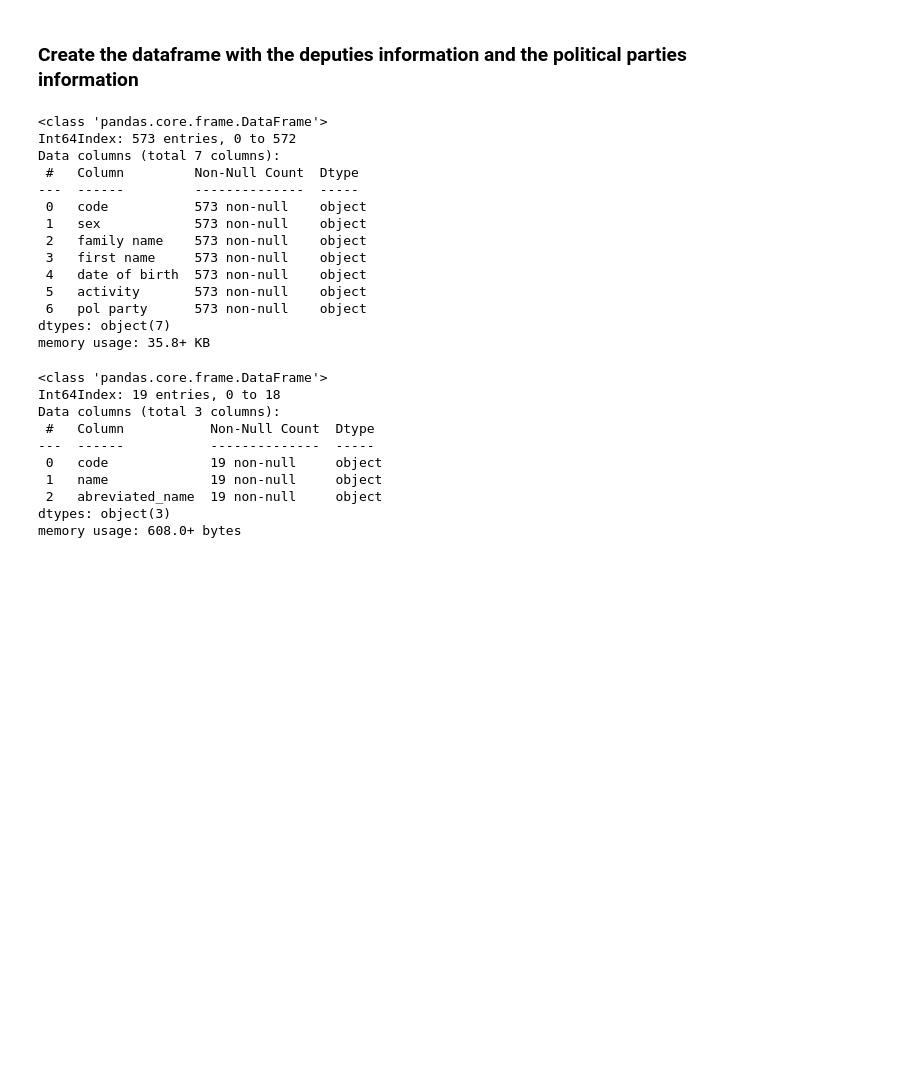
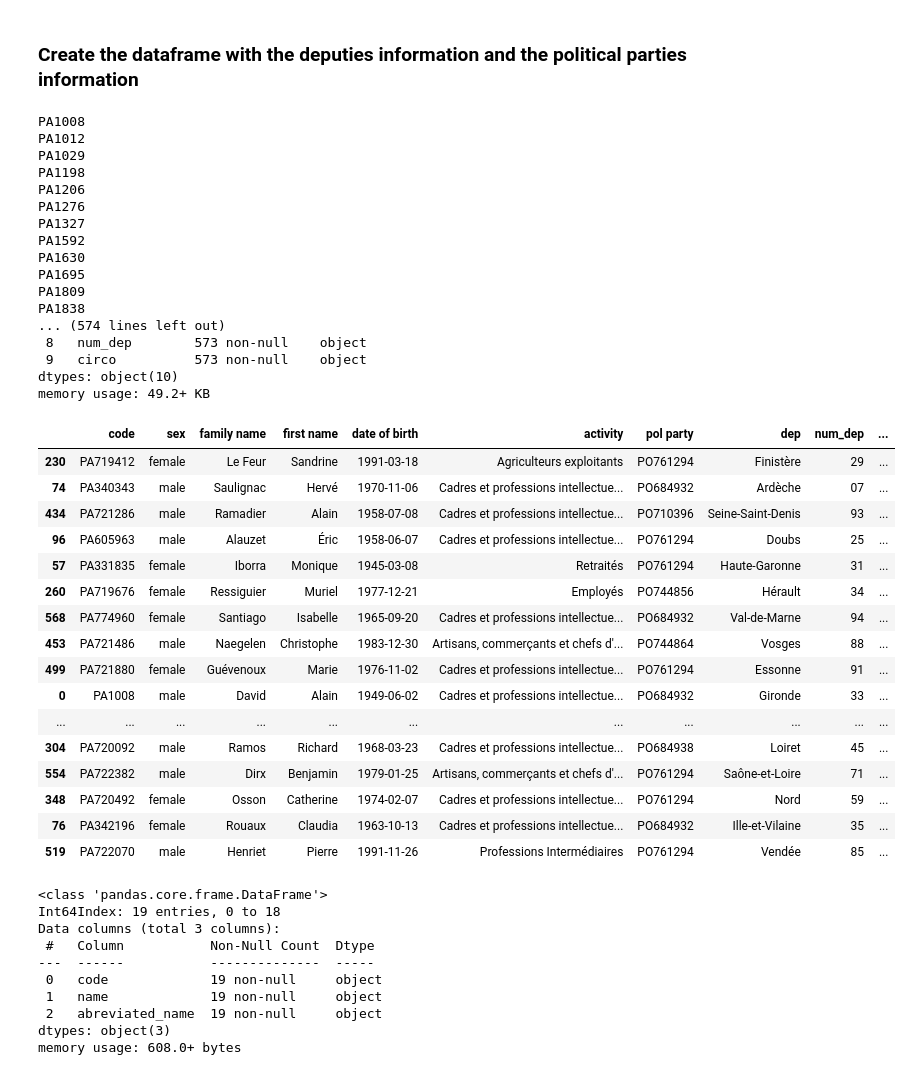
Before and after one commit to max-lutz/national-assembly, a Jupyter notebook: Load_data.ipynb, the cells around one changed output. Saved outputs shown, nothing was run; the diff lists cells and outputs as text; code cells hidden in the pictures; blank space fills up the shorter version.

Commit message:
added the info about deputies circonscription

```diff
--- a/Load_data.ipynb
+++ b/Load_data.ipynb
@@ -20,7 +20,7 @@ At the end we output a list of political parties with their respective code.
 # %% [markdown]
 ### Create the dataframe with the deputies information and the political parties information
 # %%
-column_names = ["code", "sex", "family name", "first name", "date of birth", "activity", "pol party"]
+column_names = ["code", "sex", "family name", "first name", "date of birth", "activity", "pol party", "dep", "num_dep", "circo"]
 df_dep = pd.DataFrame(columns = column_names)
 row_index = 0
 non_declared = 'PO746314'
@@ -30,6 +30,7 @@ for path, subdirs, files in os.walk(os.path.join(os.getcwd(), 'data', 'json')):
         if name[0:2] == 'PA':
             with open(os.path.join(path, name)) as f:
                 data = json.load(f)
+                print(data['acteur']['uid']['#text'])
                 l = [data['acteur']['uid']['#text']]
                 if data['acteur']['etatCivil']['ident']['civ'] == 'M.':
                     l.append('male')
@@ -44,25 +45,53 @@ for path, subdirs, files in os.walk(os.path.join(os.getcwd(), 'data', 'json')):
                         l.append(data['acteur']['mandats']['mandat'][i]['organes']['organeRef'])
                 if(len(l) == 6):
                     l.append(non_declared)
+                for i in range(len(data['acteur']['mandats']['mandat'])):
+                    if((data['acteur']['mandats']['mandat'][i]['typeOrgane'] == 'ASSEMBLEE')&(data['acteur']['mandats']['mandat'][i]['infosQualite']['codeQualite'] == 'membre')):
+                        l.append(data['acteur']['mandats']['mandat'][i]['election']['lieu']['departement'])
+                        l.append(data['acteur']['mandats']['mandat'][i]['election']['lieu']['numDepartement'])
+                        l.append(data['acteur']['mandats']['mandat'][i]['election']['lieu']['numCirco'])
                 df_dep.loc[row_index] = l
                 row_index = row_index + 1
 df_dep.loc[df_dep['activity'].str.len() < 5, 'activity'] = 'inconnu'
 df_dep.info()
 # %% [output]
-<class 'pandas.core.frame.DataFrame'>
-Int64Index: 573 entries, 0 to 572
-Data columns (total 7 columns):
- #   Column         Non-Null Count  Dtype
----  ------         --------------  -----
- 0   code           573 non-null    object
- 1   sex            573 non-null    object
- 2   family name    573 non-null    object
- 3   first name     573 non-null    object
- 4   date of birth  573 non-null    object
- 5   activity       573 non-null    object
- 6   pol party      573 non-null    object
-dtypes: object(7)
-memory usage: 35.8+ KB
+PA1008
+PA1012
+PA1029
+PA1198
+PA1206
+PA1276
+PA1327
+PA1592
+PA1630
+PA1695
+PA1809
+PA1838
+... (574 lines left out)
+ 8   num_dep        573 non-null    object
+ 9   circo          573 non-null    object
+dtypes: object(10)
+memory usage: 49.2+ KB
+# %%
+df_dep.sample(20)
+# %% [output]
+|  | code | sex | family name | first name | date of birth | activity | pol party | dep | num_dep | ... |
+| 230 | PA719412 | female | Le Feur | Sandrine | 1991-03-18 | Agriculteurs exploitants | PO761294 | Finistère | 29 | ... |
+| 74 | PA340343 | male | Saulignac | Hervé | 1970-11-06 | Cadres et professions intellectue... | PO684932 | Ardèche | 07 | ... |
+| 434 | PA721286 | male | Ramadier | Alain | 1958-07-08 | Cadres et professions intellectue... | PO710396 | Seine-Saint-Denis | 93 | ... |
+| 96 | PA605963 | male | Alauzet | Éric | 1958-06-07 | Cadres et professions intellectue... | PO761294 | Doubs | 25 | ... |
+| 57 | PA331835 | female | Iborra | Monique | 1945-03-08 | Retraités | PO761294 | Haute-Garonne | 31 | ... |
+| 260 | PA719676 | female | Ressiguier | Muriel | 1977-12-21 | Employés | PO744856 | Hérault | 34 | ... |
+| 568 | PA774960 | female | Santiago | Isabelle | 1965-09-20 | Cadres et professions intellectue... | PO684932 | Val-de-Marne | 94 | ... |
+| 453 | PA721486 | male | Naegelen | Christophe | 1983-12-30 | Artisans, commerçants et chefs d'... | PO744864 | Vosges | 88 | ... |
+| 499 | PA721880 | female | Guévenoux | Marie | 1976-11-02 | Cadres et professions intellectue... | PO761294 | Essonne | 91 | ... |
+| 0 | PA1008 | male | David | Alain | 1949-06-02 | Cadres et professions intellectue... | PO684932 | Gironde | 33 | ... |
+| ... | ... | ... | ... | ... | ... | ... | ... | ... | ... | ... |
+| 304 | PA720092 | male | Ramos | Richard | 1968-03-23 | Cadres et professions intellectue... | PO684938 | Loiret | 45 | ... |
+| 554 | PA722382 | male | Dirx | Benjamin | 1979-01-25 | Artisans, commerçants et chefs d'... | PO761294 | Saône-et-Loire | 71 | ... |
+| 348 | PA720492 | female | Osson | Catherine | 1974-02-07 | Cadres et professions intellectue... | PO761294 | Nord | 59 | ... |
+| 76 | PA342196 | female | Rouaux | Claudia | 1963-10-13 | Cadres et professions intellectue... | PO684932 | Ille-et-Vilaine | 35 | ... |
+| 519 | PA722070 | male | Henriet | Pierre | 1991-11-26 | Professions Intermédiaires | PO761294 | Vendée | 85 | ... |
 # %%
 column_names = ["code", "name", "abreviated_name"]
 df_polpar = pd.DataFrame(columns = column_names)
```
Also changed, not shown: parts of 3 cells of this notebook, 3 other files.
